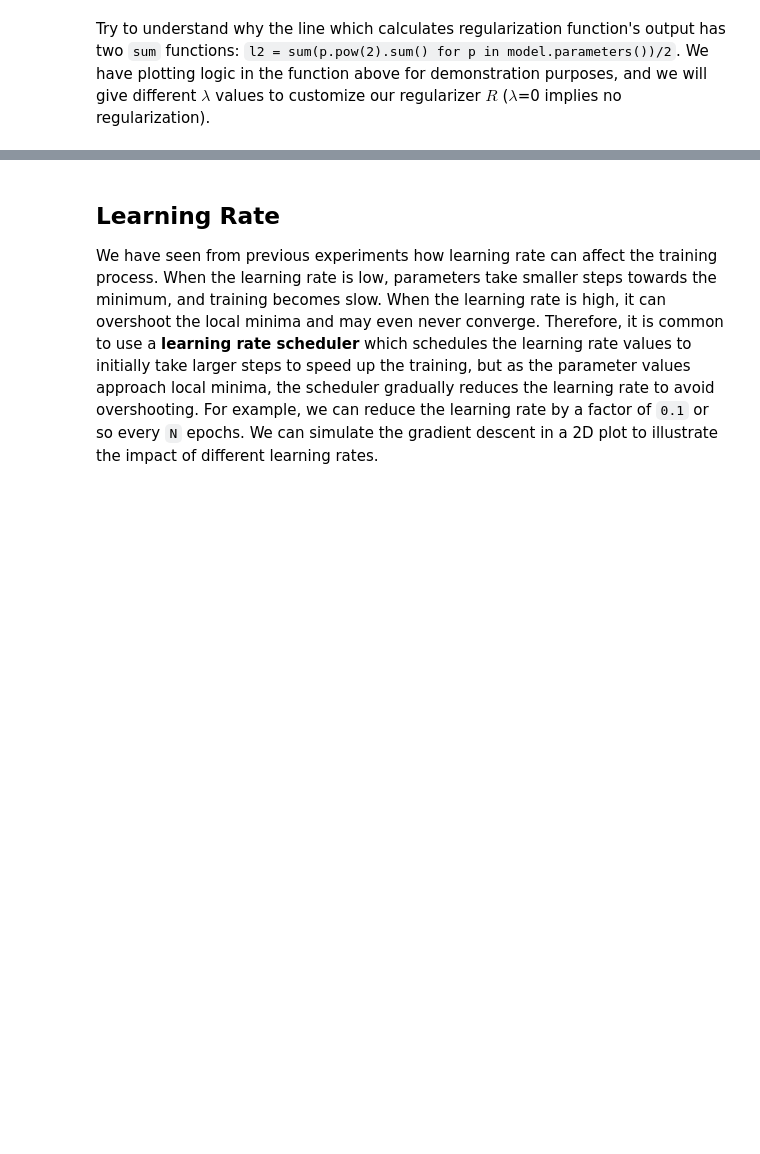
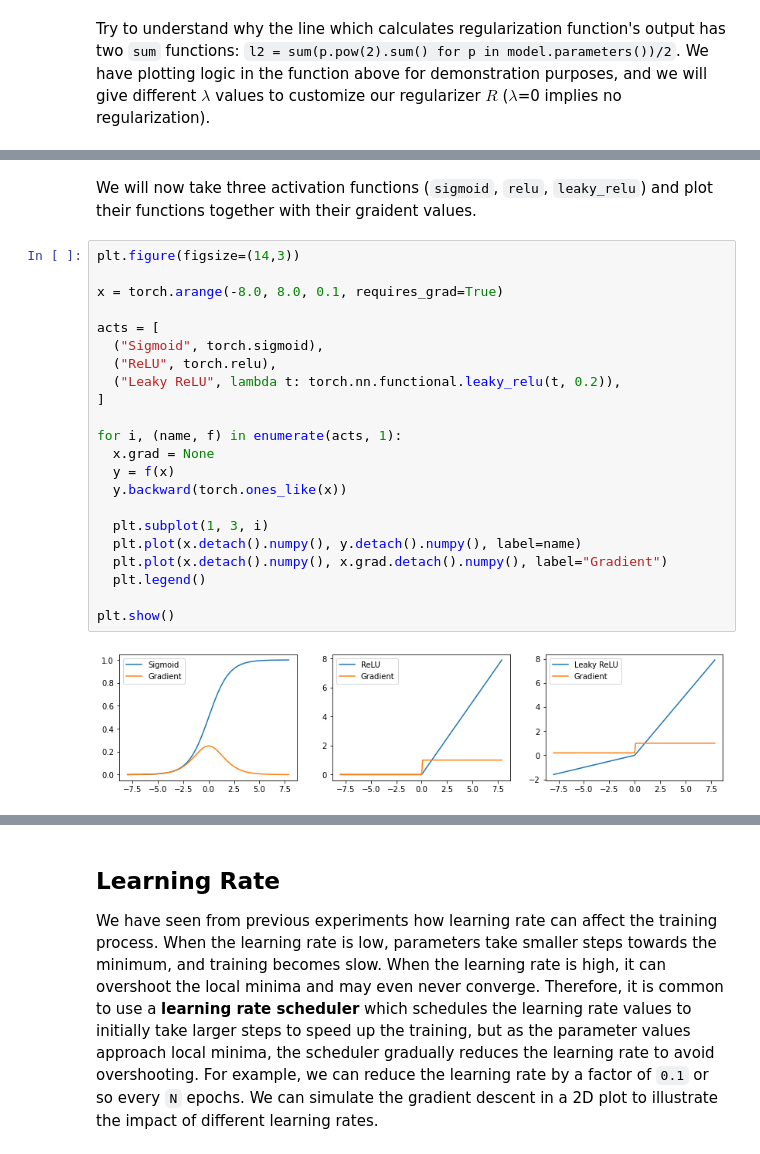
Before and after one commit to shahaliyev/csci4701, a Jupyter notebook: docs/notebooks/04_regul_optim.ipynb, the cells around one changed output, grey strips where cells are left out. Saved outputs shown, nothing was run; the diff lists cells and outputs as text; blank space fills up the shorter version.

```diff
--- a/docs/notebooks/04_regul_optim.ipynb
+++ b/docs/notebooks/04_regul_optim.ipynb
@@ -286,0 +322,26 @@ It implies that the variance of the output will be proportional to the number of
+# %% [markdown]
+We will now take three activation functions (`sigmoid`, `relu`, `leaky_relu`) and plot their functions together with their graident values.
+# %%
+plt.figure(figsize=(14,3))
+
+x = torch.arange(-8.0, 8.0, 0.1, requires_grad=True)
+
+acts = [
+  ("Sigmoid", torch.sigmoid),
+  ("ReLU", torch.relu),
+  ("Leaky ReLU", lambda t: torch.nn.functional.leaky_relu(t, 0.2)),
+]
+
+for i, (name, f) in enumerate(acts, 1):
+  x.grad = None
+  y = f(x)
+  y.backward(torch.ones_like(x))
+
+  plt.subplot(1, 3, i)
+  plt.plot(x.detach().numpy(), y.detach().numpy(), label=name)
+  plt.plot(x.detach().numpy(), x.grad.detach().numpy(), label="Gradient")
+  plt.legend()
+
+plt.show()
+# %% [output]
+[figure, added]
```
Also changed, not shown: parts of 54 cells of this notebook, 1 other file.
